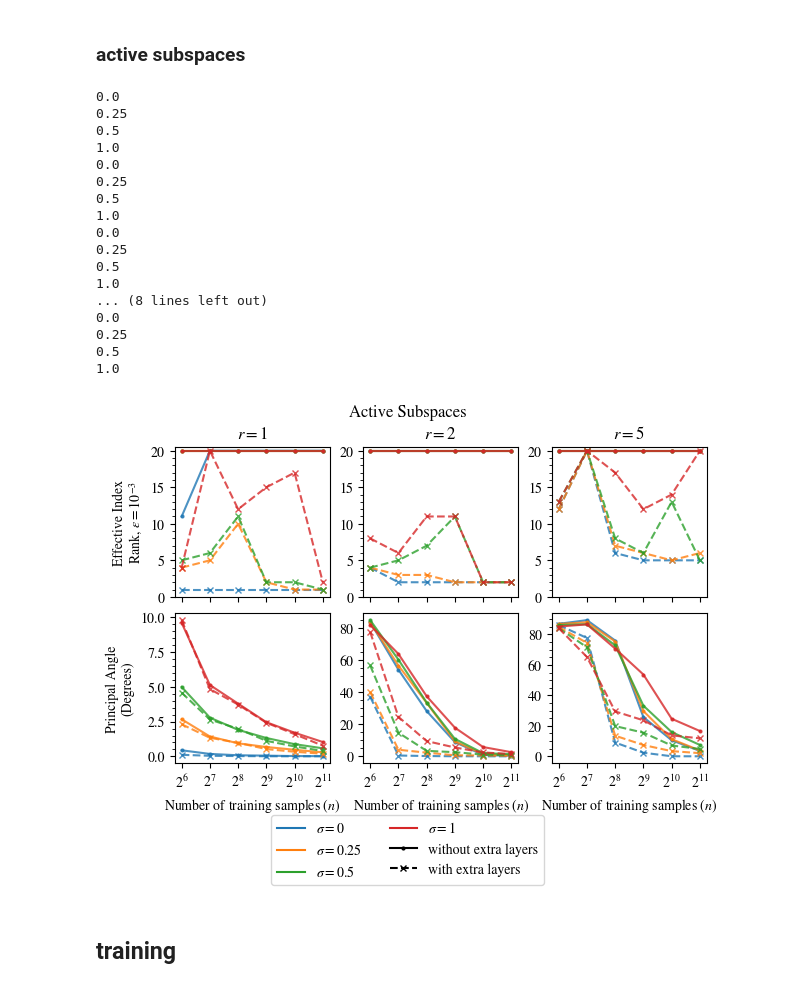
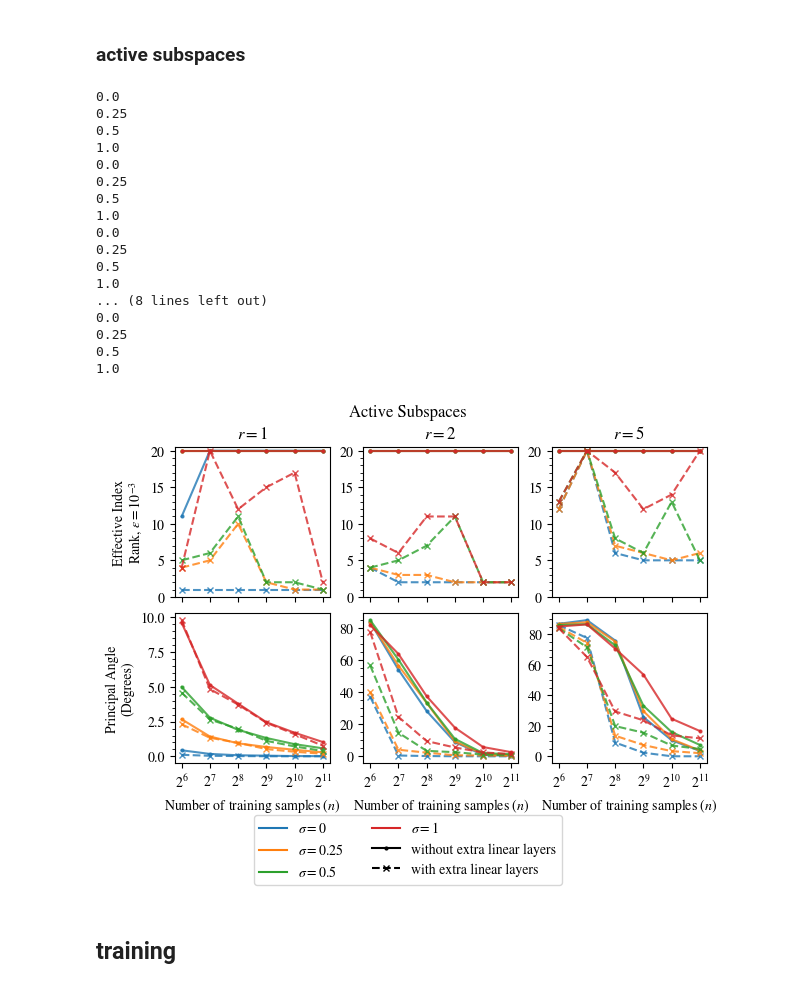
Before and after one commit to suzannastep/linear_layers_experiments, a Jupyter notebook: figs/plotting_results.ipynb, the cells around one changed output. Drawn from its saved outputs; the diff is of its cells as text; code cells hidden in the pictures.

```diff
--- a/figs/plotting_results.ipynb
+++ b/figs/plotting_results.ipynb
@@ -355,12 +356,12 @@ colors = {
     1   :"C3"
 }
 labels = {
-    "without extra layers":"-",
-    "with extra layers"   :"--",
+    "without extra linear layers":"-",
+    "with extra linear layers"   :"--",
 }
 markers = {
-    "without extra layers":".",
-    "with extra layers"   :"x",
+    "without extra linear layers":".",
+    "with extra linear layers"   :"x",
 }
 # %% [markdown]
 ### generalization
@@ -385,9 +386,9 @@ for metric in ['In-Distribution','Out-of-Distribution']:
         for row,sigmas in enumerate([[0],[0.25,0.5,1]]):
             for sigma in sigmas:
                 for label,ls in labels.items():
-                    if label == "with extra layers":#"with linear layers":
+                    if label == "with extra linear layers":#"with extra linear layers":
                         curr = bestLres[(bestLres.r == r) * (bestLres["sigma"]==sigma)]
-                    elif label == "without extra layers":#"without linear layers":
+                    elif label == "without extra linear layers":#"without extra linear layers":
                         curr = res[(res.L == 2) * (res.r == r) * (res["sigma"]==sigma)]
                     print(curr.shape)
                     points = curr[[metric + " MSE"]].values[:,0]
@@ -470,9 +471,9 @@ for rnum,r in enumerate(res.r.unique()):
         print(r,n,row,col)
         for sigma in res.sigma.unique():
             for label,ls in labels.items():
-                if label == "with extra layers":#"with linear layers":
+                if label == "with extra linear layers":#"with extra linear layers":
                     curr = bestLres[(bestLres.r == r) * (bestLres.n == n) * (bestLres["sigma"] == sigma)]
-                elif label == "without extra layers":#"without linear layers":
+                elif label == "without extra linear layers":#"without extra linear layers":
                     curr = res[(res.L == 2) * (res.n == n) * (res.r == r) * (res["sigma"]==sigma)]
                 marker = markers[label]
                 ax[row,col].semilogy(curr["Gradient Singular Values"].values[0]/np.sqrt(2048),
@@ -533,9 +534,9 @@ for row,metric in enumerate([r"Effective Index Rank, $\varepsilon = 10^{-3}$","P
         for sigma in res.sigma.unique():
             print(sigma)
             for label,ls in labels.items():
-                if label == "with extra layers":#"with linear layers":
+                if label == "with extra linear layers":#"with extra linear layers":
                     curr = bestLres[(bestLres.r == r) * (bestLres["sigma"] == sigma)]
-                elif label == "without extra layers":#"without linear layers":
+                elif label == "without extra linear layers":#"without extra linear layers":
                     curr = res[(res.L == 2) * (res.r == r) * (res["sigma"]==sigma)]
                 if metric == "Principal Angle (Degrees)":
                     points = curr[[metric]].values[:,0]
@@ -557,34 +558,34 @@ for row,metric in enumerate([r"Effective Index Rank, $\varepsilon = 10^{-3}$","P
         ax[row,0].set_ylabel(metric[:15] + '\n' + metric[16:])
         ax[0,col].set_title(rf"$r={r}$")
         ax[0,col].set_yticks(range(21), minor=True)
         ax[row,col].set_xscale("log",base=2)
         ax[row,col].set_xticks([2**k for k in range(6,12)])
         ax[1,col].set_xlabel("Number of training samples ($n$)")
         ax[row,col].minorticks_on()
 f.legend(handles=handles, ncol=2, loc = 'upper center', bbox_to_anchor=(0.5,0.03))
 plt.suptitle(f"Active Subspaces")
 plt.tight_layout(pad=0.5,h_pad=0.5, w_pad=0.5)
 plt.savefig(job_name+f"Active Subspaces.pdf",dpi=300,bbox_inches='tight')
 plt.show()
 # %% [output]
 0.0
 0.25
 0.5
 1.0
 0.0
 0.25
 0.5
 1.0
 0.0
 0.25
 0.5
 1.0
 ... (8 lines left out)
 0.0
 0.25
 0.5
 1.0
-[figure, old version]
+[figure, new version]
 # %% [markdown]
 ## training
 # %%
```
Also changed, not shown: parts of 5 cells of this notebook, 14 other files.
